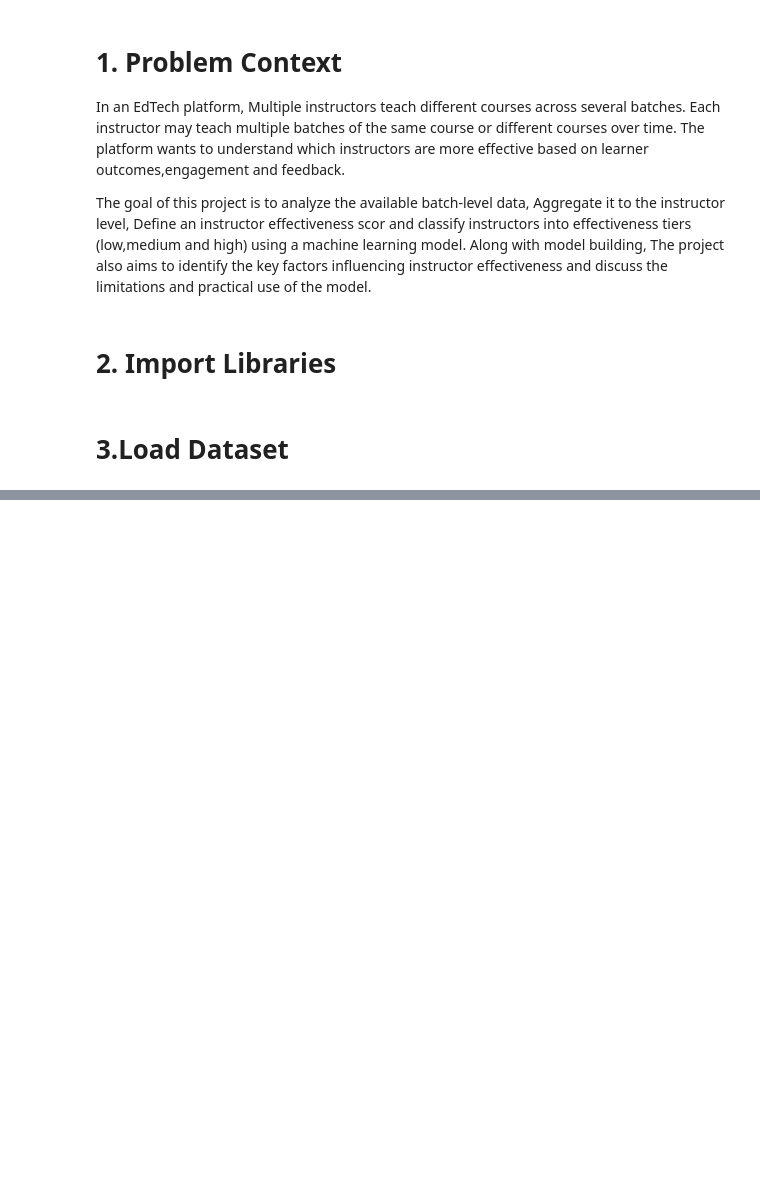
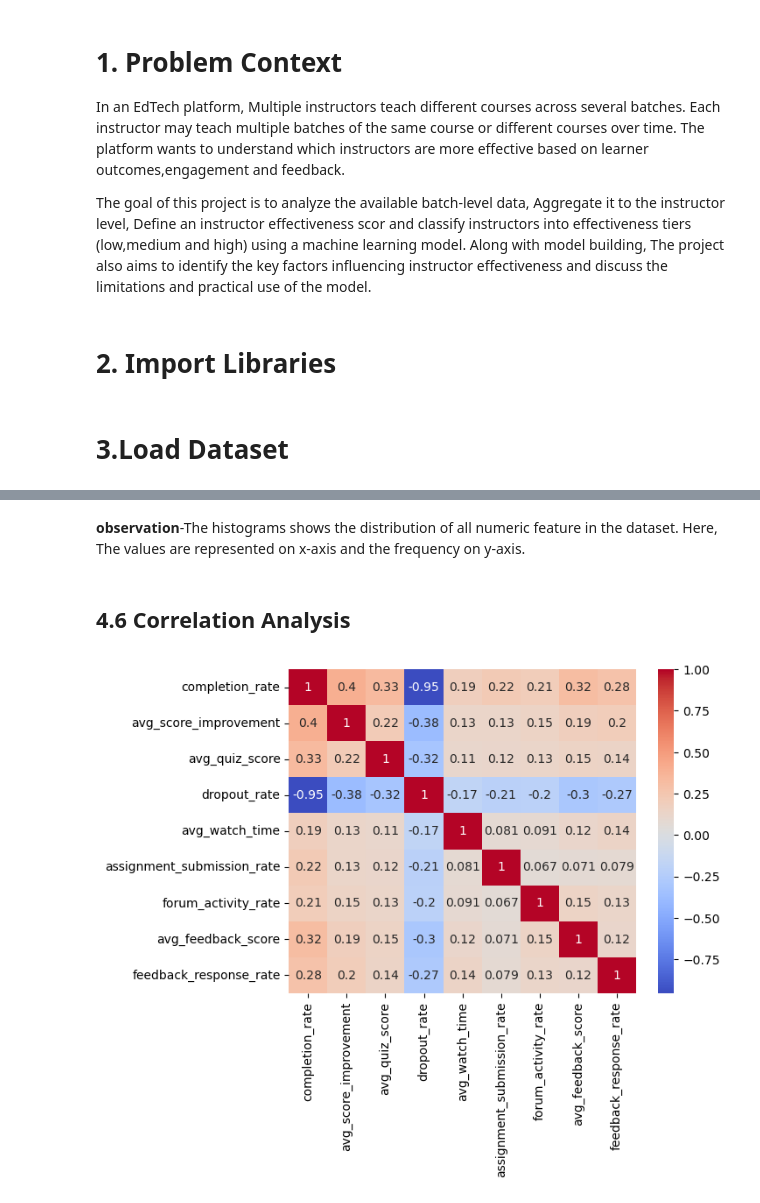
Before and after one commit to priyanshusaini566/ATM-Project, a Jupyter notebook: ML-Project/instructor_effectiveness.ipynb, the cells around one changed output, grey strips where cells are left out. Cells and saved outputs as stored; diff of their text form; code cells hidden in the pictures; blank space fills up the shorter version.

```diff
--- a/ML-Project/instructor_effectiveness.ipynb
+++ b/ML-Project/instructor_effectiveness.ipynb
@@ -49,0 +175,11 @@ from sklearn.metrics import(
+# %% [markdown]
+**observation**-The histograms shows the distribution of all numeric feature in the dataset. Here, The values are represented on x-axis and the frequency on y-axis.
+# %% [markdown]
+## 4.6 Correlation Analysis
+# %%
+corr=df.corr(numeric_only=True)
+plt.Figure(figsize=(10,8))
+sns.heatmap(corr,annot=True,cmap="coolwarm")
+plt.show()
+# %% [output]
+[figure, added]
```
Also changed, not shown: parts of 81 cells of this notebook.
